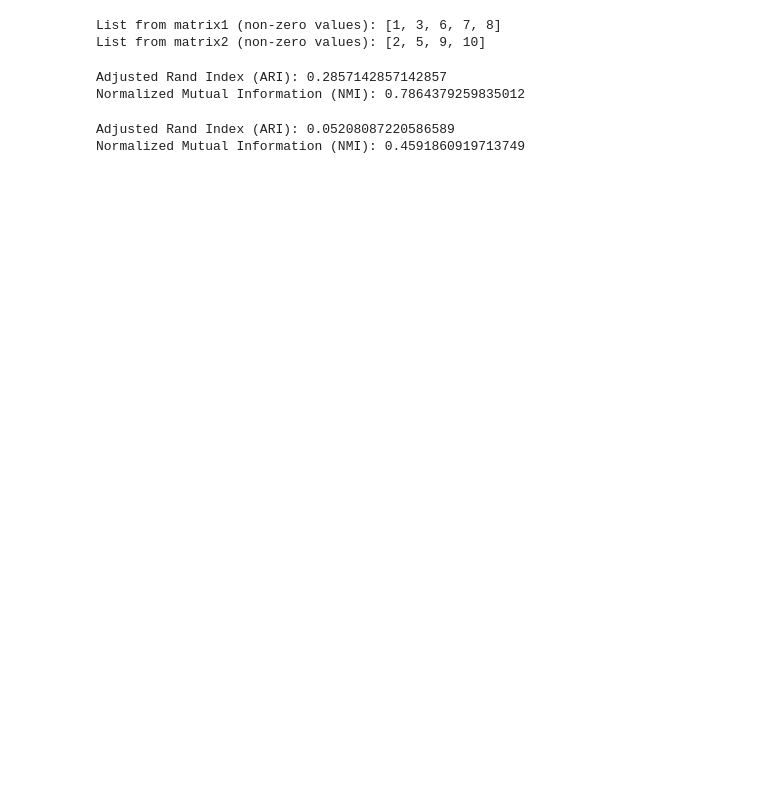
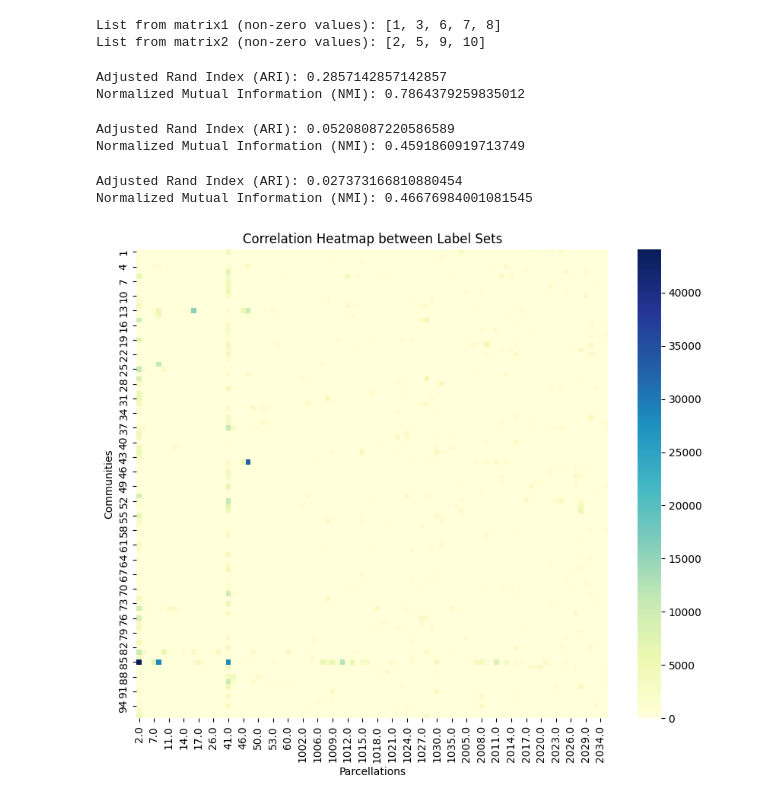
Before and after one commit to DePasquale99/MRI-network, a Jupyter notebook: correlation.ipynb, the cells around one changed output. Saved outputs shown, nothing was run; the diff lists cells and outputs as text; code cells hidden in the pictures; blank space fills up the shorter version.

Commit message:
Created parcellation nodes label Tested new data visualization

```diff
--- a/correlation.ipynb
+++ b/correlation.ipynb
@@ -626,3 +587,45 @@ print("Normalized Mutual Information (NMI):", nmi)
 # %% [output]
 Adjusted Rand Index (ARI): 0.05208087220586589
 Normalized Mutual Information (NMI): 0.4591860919713749
+# %%
+nodes_communities = [graph.nodes[node]['community'] for node in graph.nodes()]
+
+nodes_parcellation = [graph.nodes[node]['parcellation'] for node in graph.nodes()]
+
+ari, nmi = compare_label_sets(nodes_communities, nodes_parcellation)
+
+print("Adjusted Rand Index (ARI):", ari)
+print("Normalized Mutual Information (NMI):", nmi)
+# %% [output]
+Adjusted Rand Index (ARI): 0.027373166810880454
+Normalized Mutual Information (NMI): 0.46676984001081545
+# %%
+import numpy as np
+import pandas as pd
+import seaborn as sns
+import matplotlib.pyplot as plt
+from sklearn.metrics import confusion_matrix
+
+def label_correlation_heatmap(labels_method1, labels_method2):
+    # Ensure that both sets of labels are arrays
+    labels_method1 = np.array(labels_method1)
+    labels_method2 = np.array(labels_method2)
+
+    # Create a contingency table (confusion matrix)
+    contingency_table = pd.crosstab(labels_method1, labels_method2)
+    #contingency_table = np.log(contingency_table.to_numpy())
+    # Plot the heatmap using Seaborn
+    plt.figure(figsize=(10, 8))
+    sns.heatmap(contingency_table, annot=False, fmt="d", cmap="YlGnBu", cbar=True)
+    plt.xlabel("Parcellations")
+    plt.ylabel("Communities")
+    plt.title("Correlation Heatmap between Label Sets")
+    plt.show()
+
+# Example usage:
+labels_method1 = [1, 2, 1, 3, 2, 1]  # Example label set 1 (node-based)
+labels_method2 = [1, 2, 3, 1, 2, 3]  # Example label set 2 (voxel-based)
+
+label_correlation_heatmap(community_labels, parcellation_labels )
+# %% [output]
+[figure, added]
```
Also changed, not shown: parts of 8 cells of this notebook.
